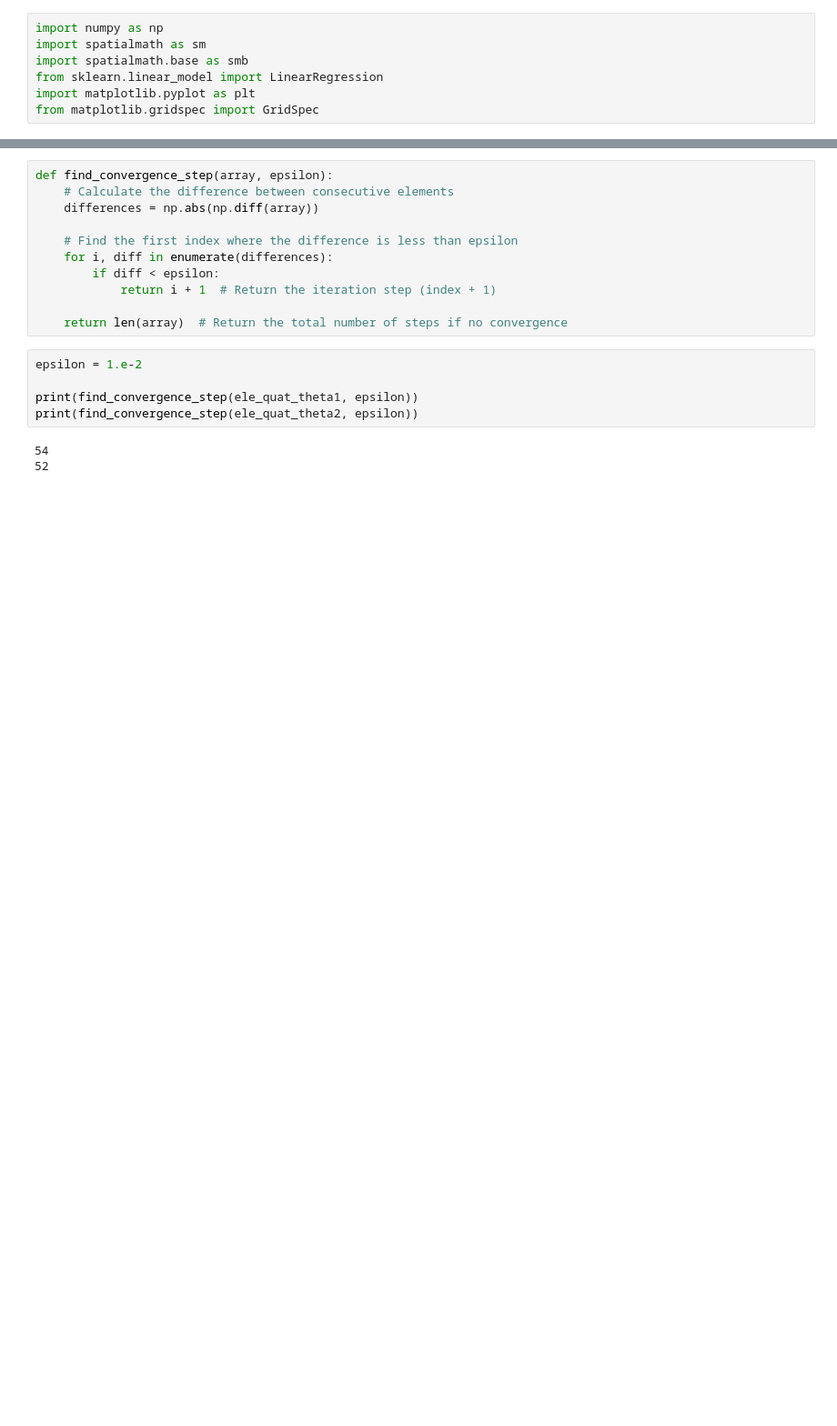
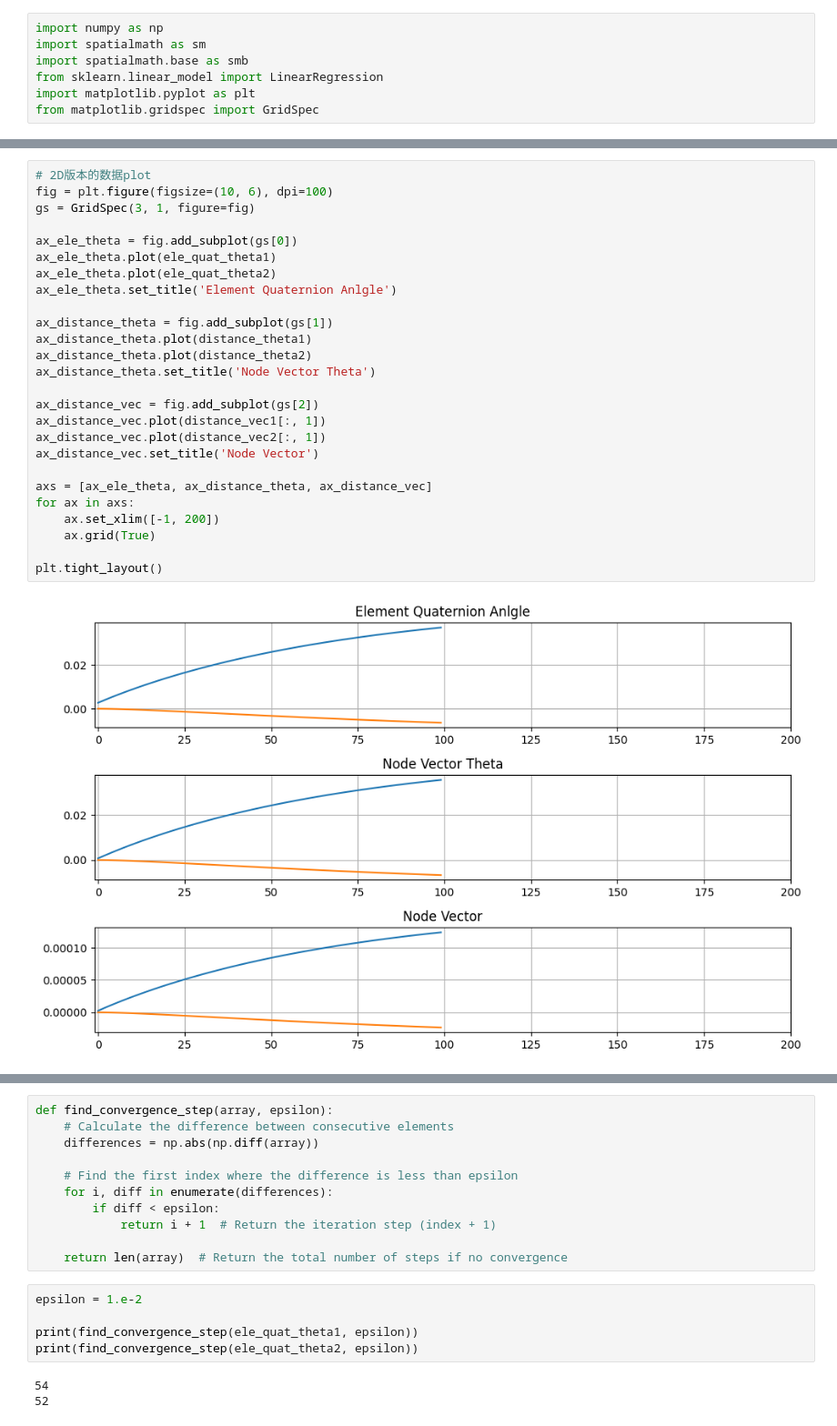
Before and after one commit to yang-si-hang/paper-2023, a Jupyter notebook: Test branch/PD/TestCoeerateLocalSolver.ipynb, the cells around one changed output, grey strips where cells are left out. Shown: that part at 91% size. Saved outputs shown, nothing was run; the diff lists cells and outputs as text; blank space fills up the shorter version.

```diff
--- a/Test branch/PD/TestCoeerateLocalSolver.ipynb
+++ b/Test branch/PD/TestCoeerateLocalSolver.ipynb
@@ -22,4 +22,32 @@ ele_quat_theta2 = data['ele_quat_theta2']
 
 # 关闭文件以释放资源
 data.close()
+# %%
+# 2D版本的数据plot
+fig = plt.figure(figsize=(10, 6), dpi=100)
+gs = GridSpec(3, 1, figure=fig)
+
+ax_ele_theta = fig.add_subplot(gs[0])
+ax_ele_theta.plot(ele_quat_theta1)
+ax_ele_theta.plot(ele_quat_theta2)
+ax_ele_theta.set_title('Element Quaternion Anlgle')
+
+ax_distance_theta = fig.add_subplot(gs[1])
+ax_distance_theta.plot(distance_theta1)
+ax_distance_theta.plot(distance_theta2)
+ax_distance_theta.set_title('Node Vector Theta')
+
+ax_distance_vec = fig.add_subplot(gs[2])
+ax_distance_vec.plot(distance_vec1[:, 1])
+ax_distance_vec.plot(distance_vec2[:, 1])
+ax_distance_vec.set_title('Node Vector')
+
+axs = [ax_ele_theta, ax_distance_theta, ax_distance_vec]
+for ax in axs:
+    ax.set_xlim([-1, 200])
+    ax.grid(True)
+
+plt.tight_layout()
+# %% [output]
+[figure, added]
 # %%
```
Also changed, not shown: parts of 3 cells of this notebook, 2 other files.
